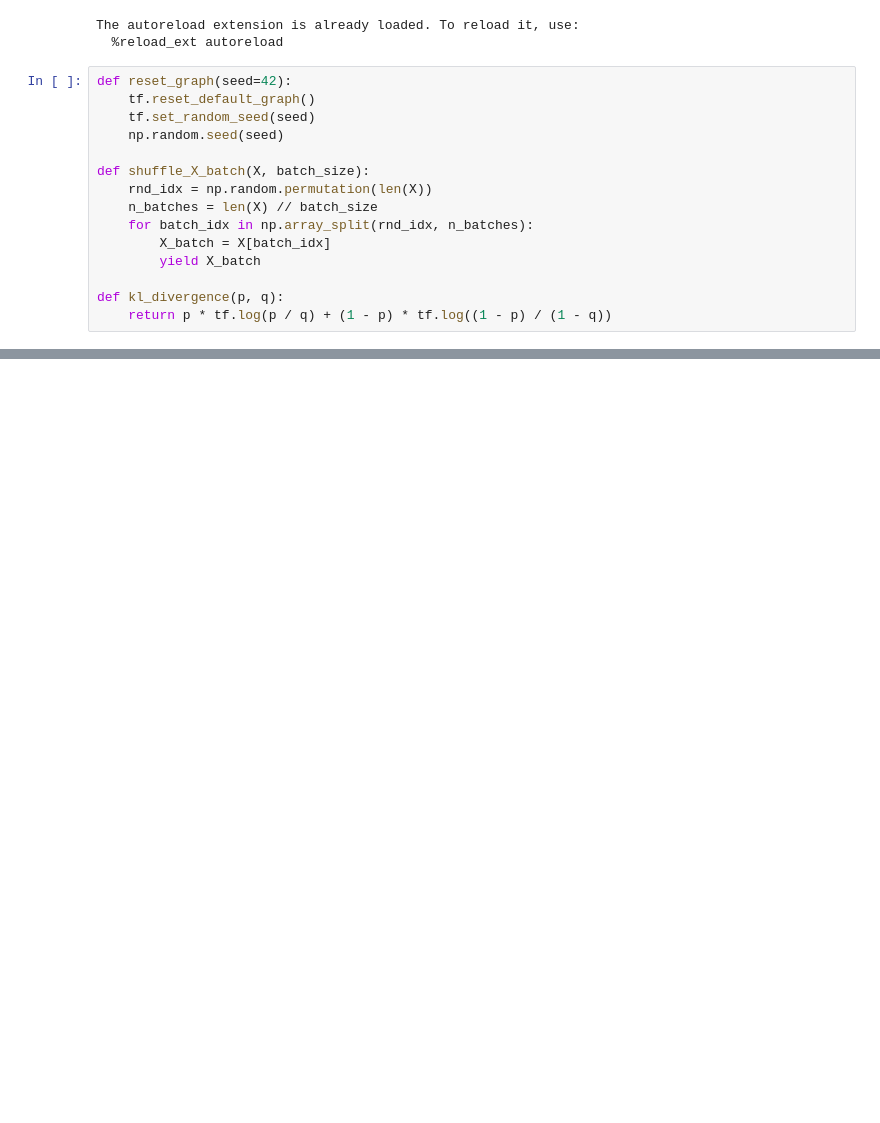
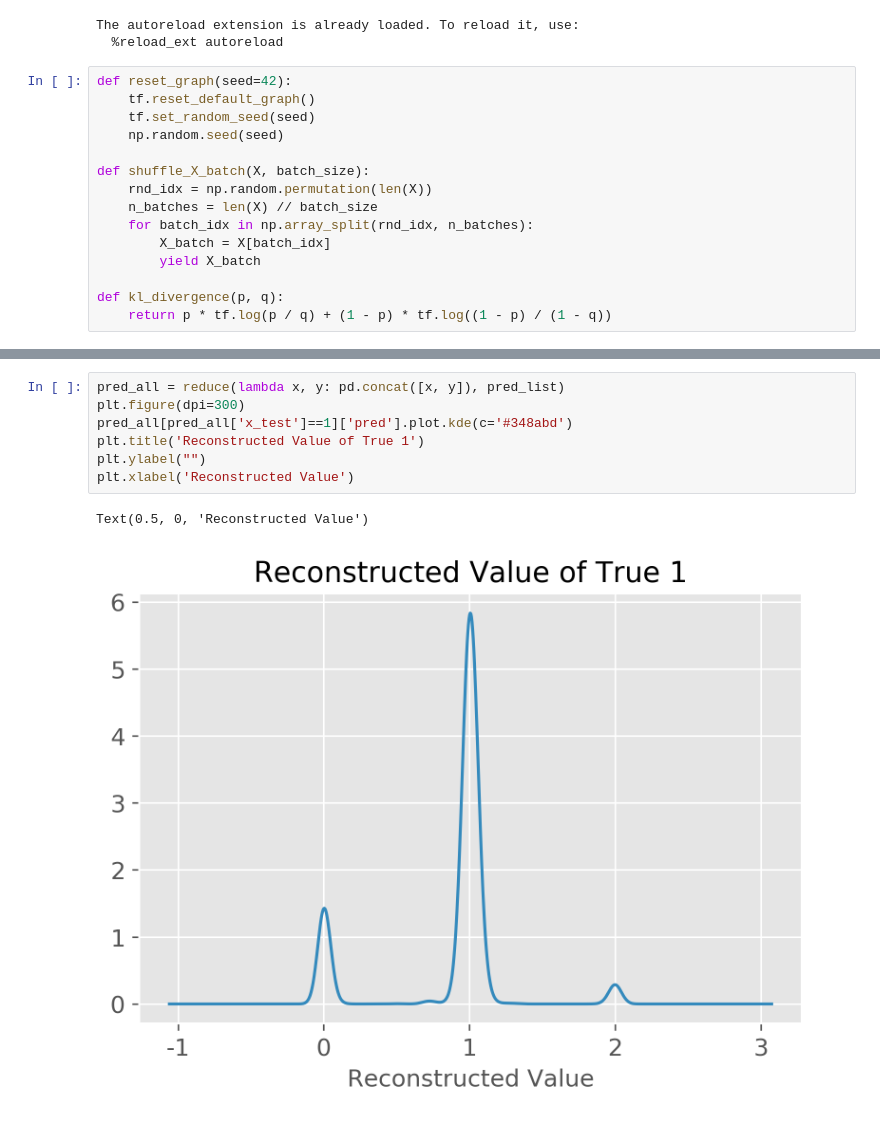
Before and after one commit to JuhongPark/prs, a Jupyter notebook: SSAE.ipynb, the cells around one changed output, grey strips where cells are left out. Cells and saved outputs as stored; diff of their text form; blank space fills up the shorter version.

```diff
--- a/SSAE.ipynb
+++ b/SSAE.ipynb
@@ -353,0 +521,10 @@ plt.boxplot(code_0[y_test==0])
+# %%
+pred_all = reduce(lambda x, y: pd.concat([x, y]), pred_list)
+plt.figure(dpi=300)
+pred_all[pred_all['x_test']==1]['pred'].plot.kde(c='#348abd')
+plt.title('Reconstructed Value of True 1')
+plt.ylabel("")
+plt.xlabel('Reconstructed Value')
+# %% [output]
+Text(0.5, 0, 'Reconstructed Value')
+[figure, added]
```
Also changed, not shown: parts of 93 cells of this notebook, 8 other files.
